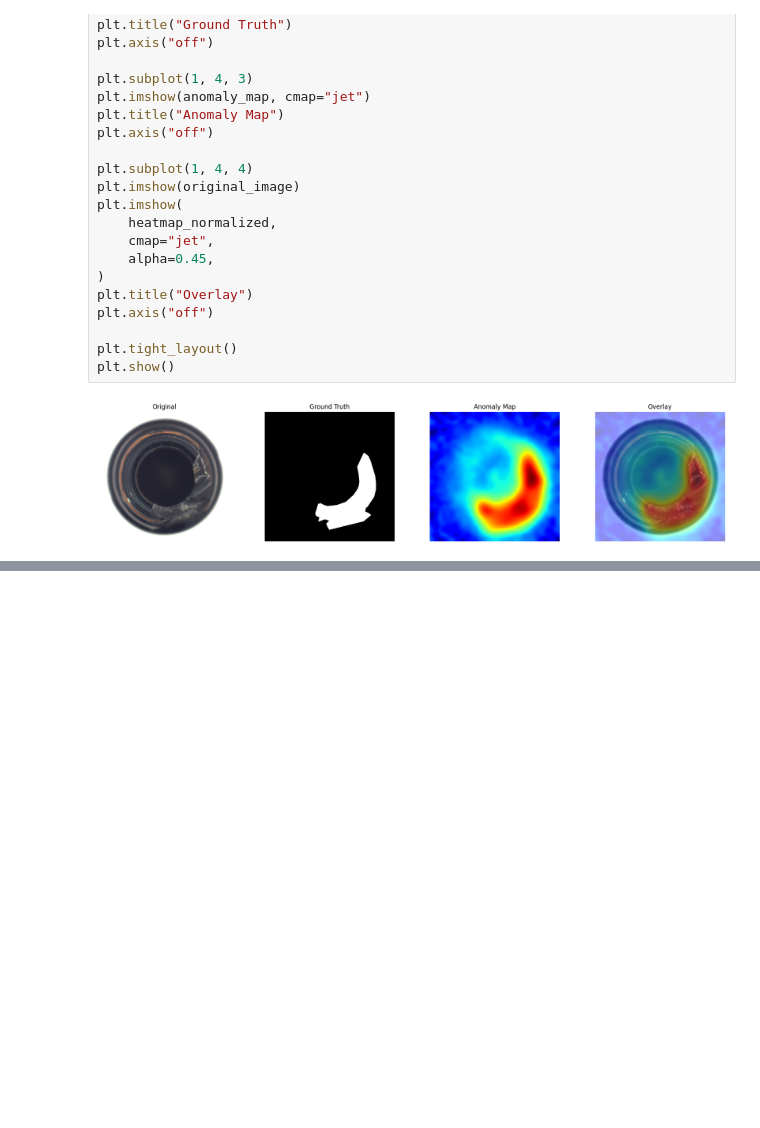
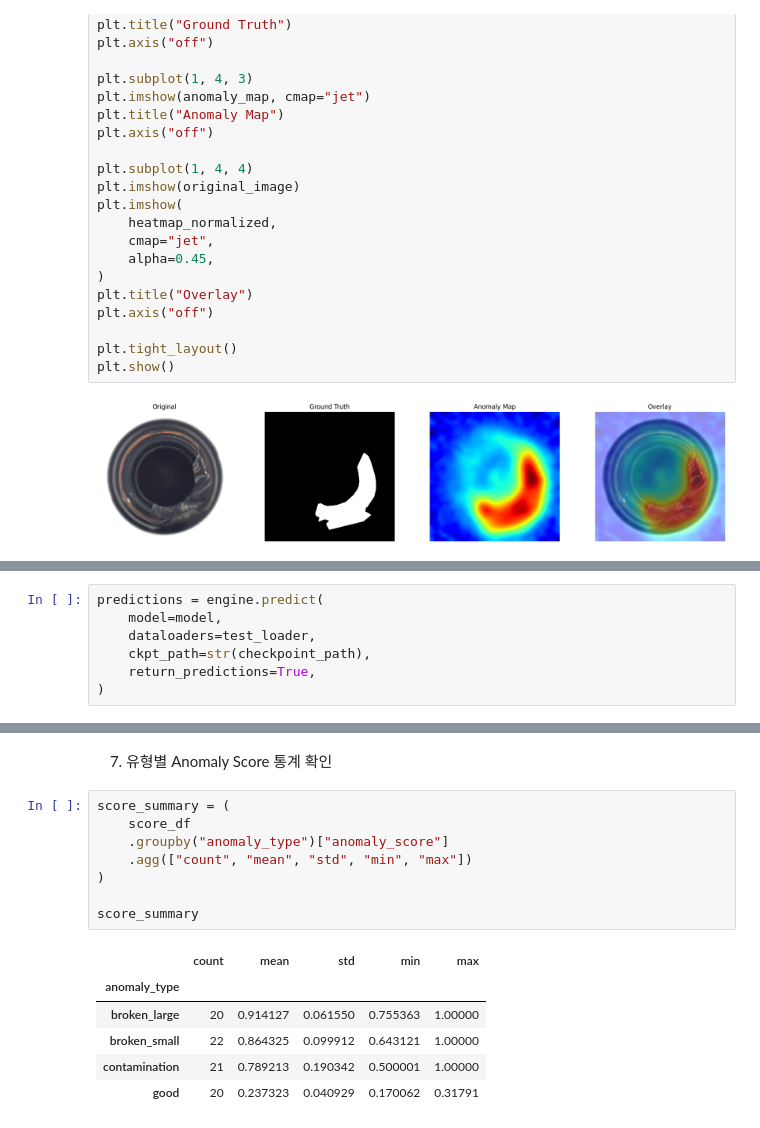
Before and after one commit to minwoo1119/edge-anomaly-detection, a Jupyter notebook: notebooks/anomaly_evaluation.ipynb, the cells around one changed output, grey strips where cells are left out. Cells and saved outputs as stored; diff of their text form; blank space fills up the shorter version.

```diff
--- a/notebooks/anomaly_evaluation.ipynb
+++ b/notebooks/anomaly_evaluation.ipynb
@@ -365,0 +370,7 @@ plt.show()
+# %%
+predictions = engine.predict(
+    model=model,
+    dataloaders=test_loader,
+    ckpt_path=str(checkpoint_path),
+    return_predictions=True,
+)
@@ -365,0 +461,17 @@ plt.show()
+# %% [markdown]
+7. 유형별 Anomaly Score 통계 확인
+# %%
+score_summary = (
+    score_df
+    .groupby("anomaly_type")["anomaly_score"]
+    .agg(["count", "mean", "std", "min", "max"])
+)
+
+score_summary
+# %% [output]
+|  | count | mean | std | min | max |
+| anomaly_type |  |  |  |  |  |
+| broken_large | 20 | 0.914127 | 0.061550 | 0.755363 | 1.00000 |
+| broken_small | 22 | 0.864325 | 0.099912 | 0.643121 | 1.00000 |
+| contamination | 21 | 0.789213 | 0.190342 | 0.500001 | 1.00000 |
+| good | 20 | 0.237323 | 0.040929 | 0.170062 | 0.31791 |
```
Also changed, not shown: parts of 20 cells of this notebook.
